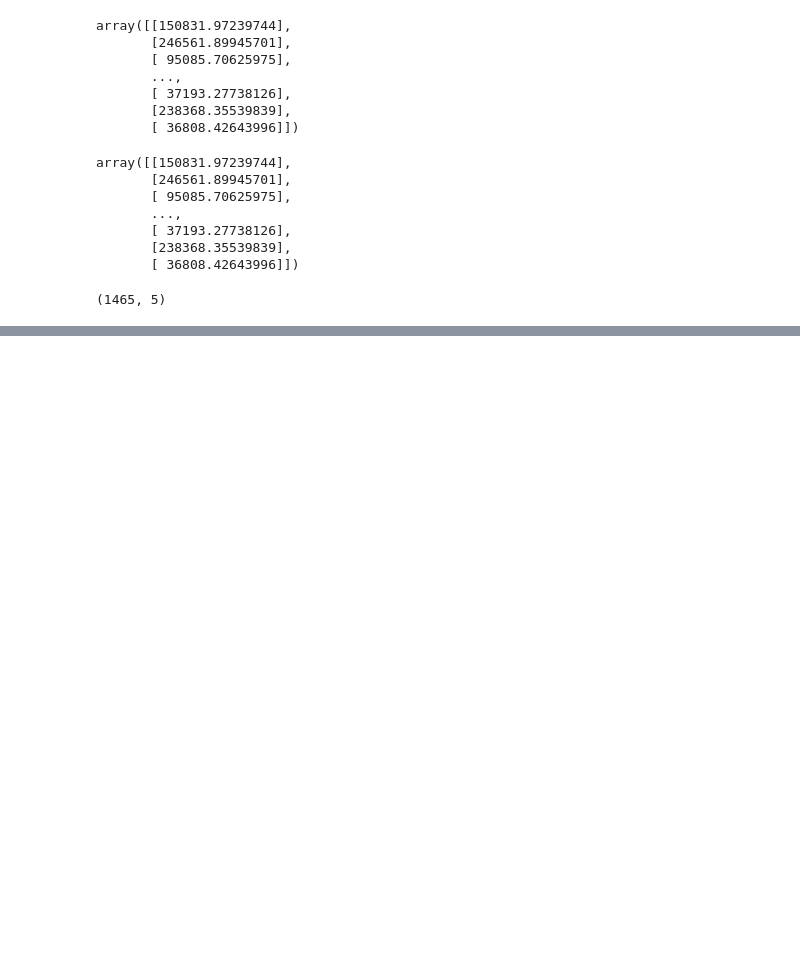
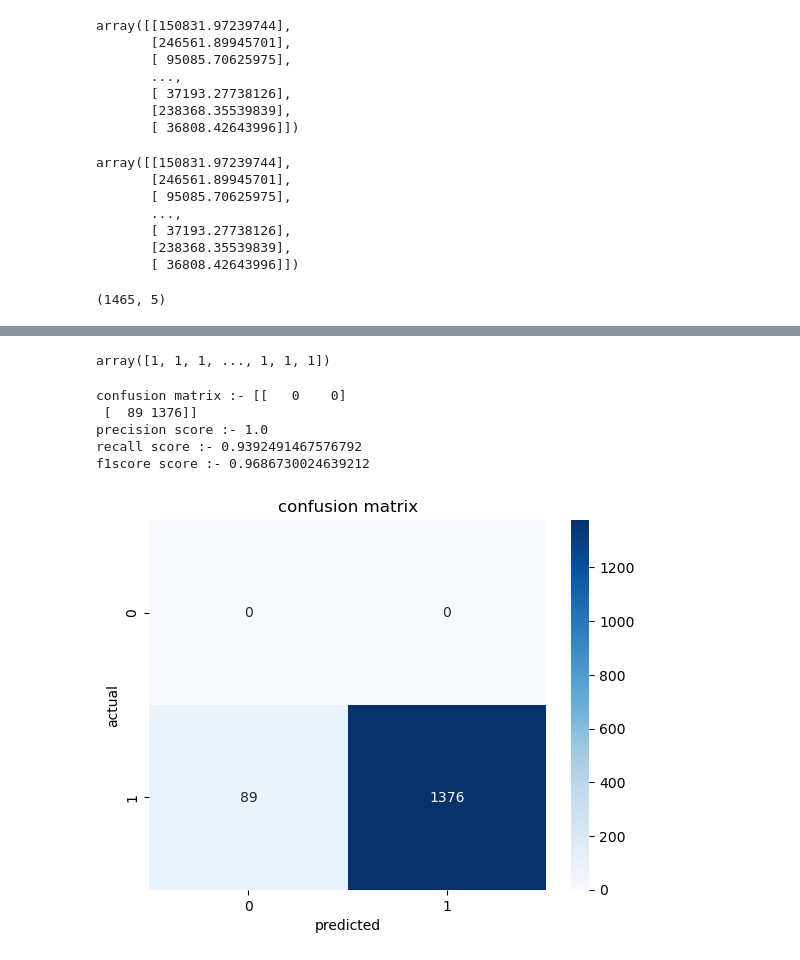
Before and after one commit to Chickhu/arya-college-crt, a Jupyter notebook: basic.ipynb, the cells around one changed output, grey strips where cells are left out. Saved outputs shown, nothing was run; the diff lists cells and outputs as text; code cells hidden in the pictures; blank space fills up the shorter version.

```diff
--- a/basic.ipynb
+++ b/basic.ipynb
@@ -612,4 +614,4 @@ x_test.shape
 # %% [output]
 (1465, 5)
 # %%
-y_test['pred']=pred.ravel()
+#y_test['pred']=pred.ravel()
@@ -631,0 +715,4 @@ y_test
+# %%
+pred=(pred>0.5).astype(int).ravel()  #0.5 threshold value which we fix in i dim   classification problem
+# %%
+y_test=(y_test>0.5).astype(int) #0.5 threshold value which we fix in i dim   classification problem
@@ -631,0 +775,2 @@ y_test
+# %%
+cm=confusion_matrix(y_test,pred)
@@ -631,0 +798,23 @@ y_test
+# %%
+pred
+# %% [output]
+array([1, 1, 1, ..., 1, 1, 1])
+# %%
+print("confusion matrix :-",confusion_matrix(y_test,pred))
+print("precision score :-",precision_score(y_test,pred))
+print("recall score :-",recall_score(y_test,pred))
+print("f1score score :-",f1_score(y_test,pred))
+# %% [output]
+confusion matrix :- [[   0    0]
+ [  89 1376]]
+precision score :- 1.0
+recall score :- 0.9392491467576792
+f1score score :- 0.9686730024639212
+# %%
+sns.heatmap(cm,annot=True,cmap="Blues",fmt="d")
+plt.title('confusion matrix')
+plt.xlabel("predicted")
+plt.ylabel("actual")
+plt.show()
+# %% [output]
+[figure, added]
```
Also changed, not shown: parts of 25 cells of this notebook.
